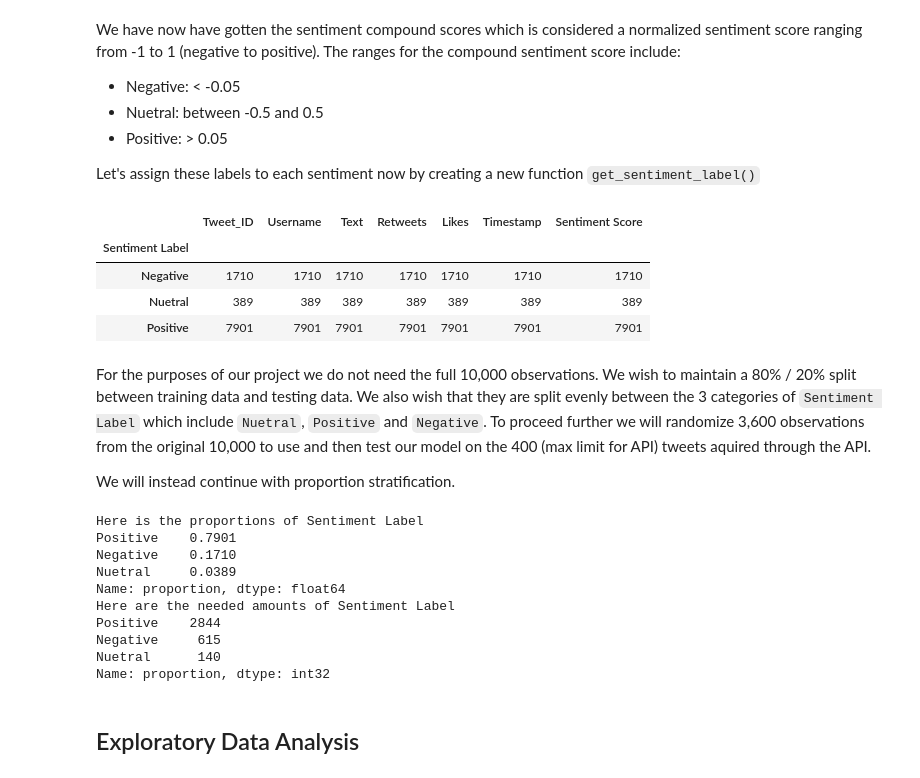
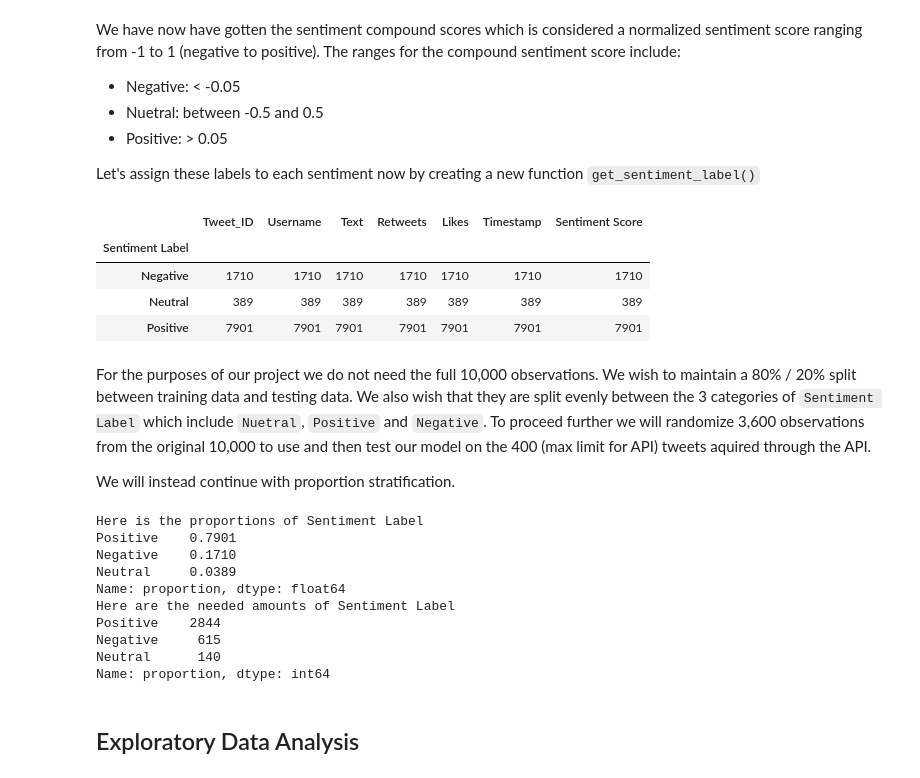
Before and after one commit to WilliamNelson007/PSTAT-134-Winter25-GroupProj, a Jupyter notebook: Final Project Juypter Notebook.ipynb, the cells around one changed output. Saved outputs shown, nothing was run; the diff lists cells and outputs as text; code cells hidden in the pictures.

```diff
--- a/Final Project Juypter Notebook.ipynb
+++ b/Final Project Juypter Notebook.ipynb
@@ -240,23 +224,23 @@ Let's assign these labels to each sentiment now by creating a new function `get_
 # %%
  # defining new sentiment label function
 
 def get_sentiment_label(score):
     if score > 0.05:
         label = 'Positive'
     elif score < -0.05:
         label = 'Negative'
     else:
-        label = 'Nuetral'
+        label = 'Neutral'
     return label
 
 twitter_full['Sentiment Label'] = twitter_full['Sentiment Score'].apply(get_sentiment_label)
 
 twitter_full.groupby('Sentiment Label').count()
 # %% [output]
 |  | Tweet_ID | Username | Text | Retweets | Likes | Timestamp | Sentiment Score |
 | Sentiment Label |  |  |  |  |  |  |  |
 | Negative | 1710 | 1710 | 1710 | 1710 | 1710 | 1710 | 1710 |
-| Nuetral | 389 | 389 | 389 | 389 | 389 | 389 | 389 |
+| Neutral | 389 | 389 | 389 | 389 | 389 | 389 | 389 |
 | Positive | 7901 | 7901 | 7901 | 7901 | 7901 | 7901 | 7901 |
 # %% [markdown]
 For the purposes of our project we do not need the full 10,000 observations. We wish to maintain a 80% / 20% split between training data and testing data. We also wish that they are split evenly between the 3 categories of `Sentiment Label` which include `Nuetral`, `Positive` and `Negative`. To proceed further we will randomize 3,600 observations from the original 10,000 to use and then test our model on the 400 (max limit for API) tweets aquired through the API.
@@ -288,13 +272,13 @@ twitter_train = twitter_train.sample(frac=1, random_state=100).reset_index(drop=
 Here is the proportions of Sentiment Label
 Positive    0.7901
 Negative    0.1710
-Nuetral     0.0389
+Neutral     0.0389
 Name: proportion, dtype: float64
 Here are the needed amounts of Sentiment Label
 Positive    2844
 Negative     615
-Nuetral      140
-Name: proportion, dtype: int32
+Neutral      140
+Name: proportion, dtype: int64
 # %% [markdown]
 ## Exploratory Data Analysis
 # %% [markdown]
```
Also changed, not shown: parts of 13 cells of this notebook, 1 other file.
